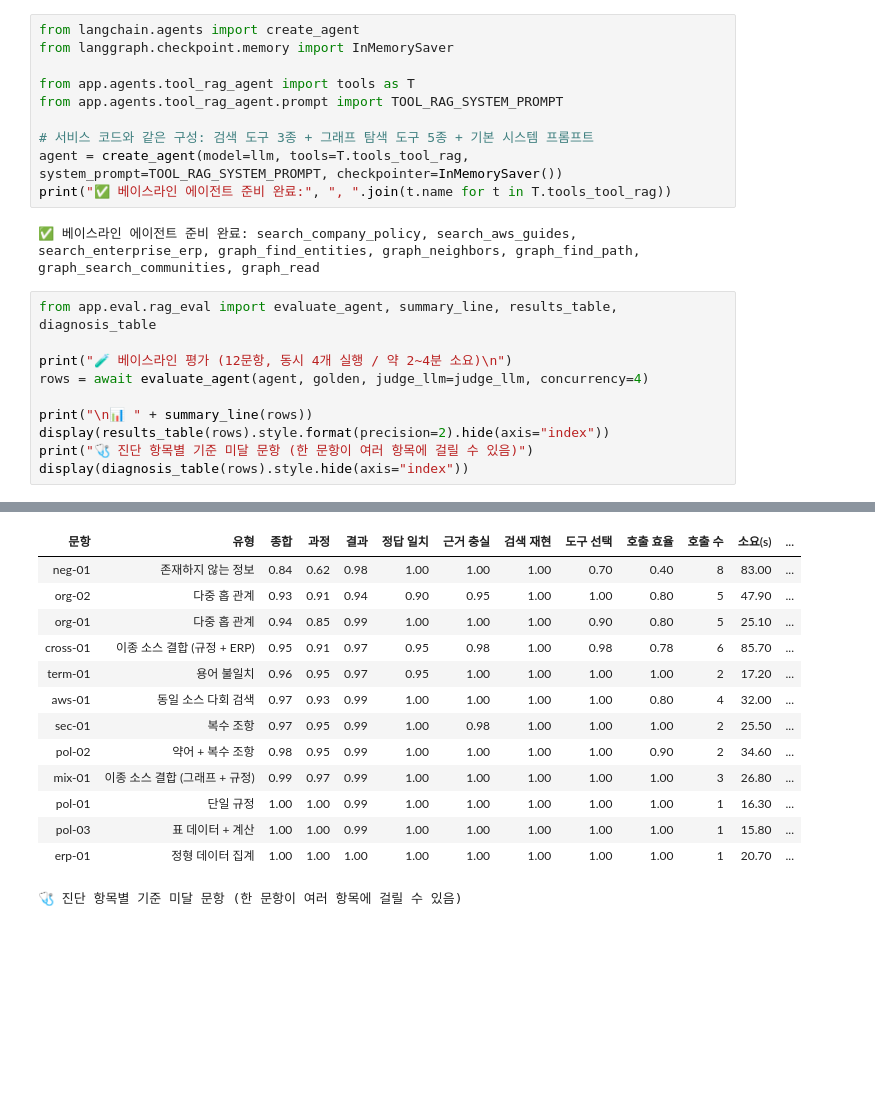
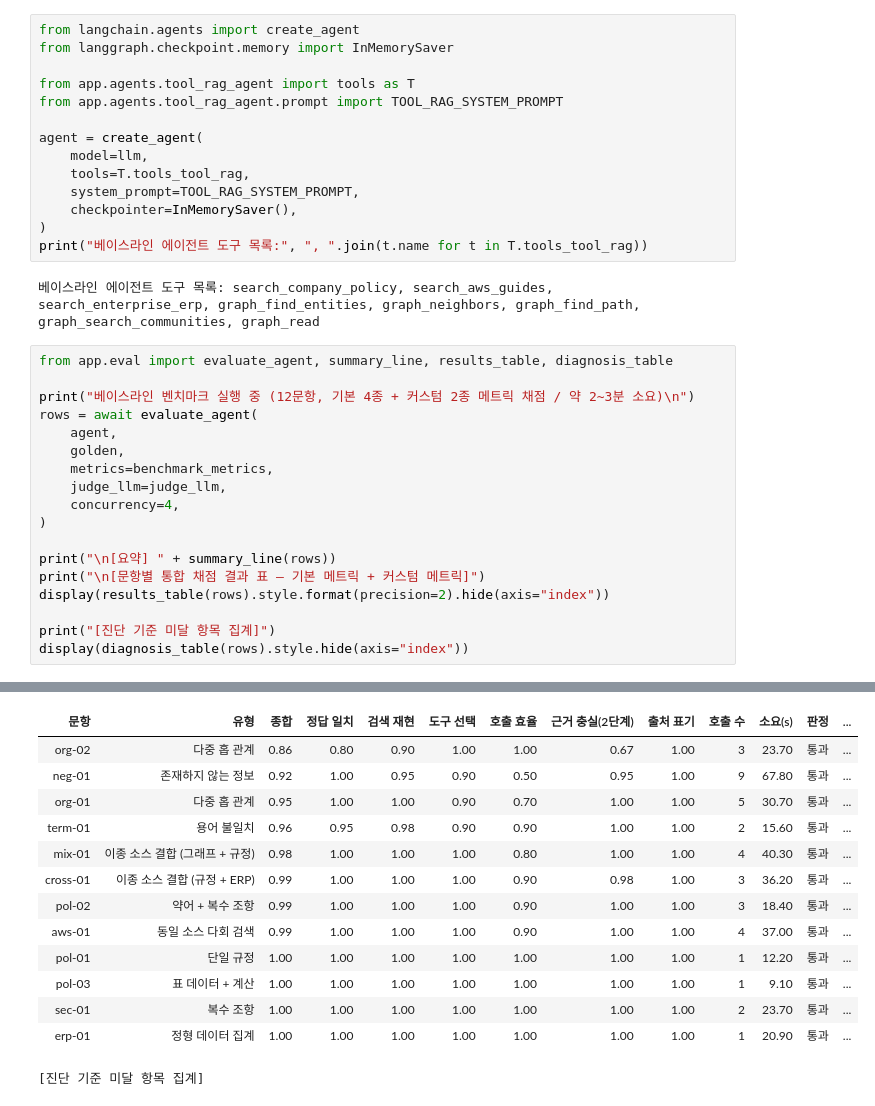
Before and after one commit to hukim1112/Agentic-RAG-course, a Jupyter notebook: notebooks/6_Evaluation.ipynb, the cells around one changed output, grey strips where cells are left out. Saved outputs shown, nothing was run; the diff lists cells and outputs as text; blank space fills up the shorter version.

```diff
--- a/notebooks/6_Evaluation.ipynb
+++ b/notebooks/6_Evaluation.ipynb
@@ -554,19 +538,31 @@ from langgraph.checkpoint.memory import InMemorySaver
 from app.agents.tool_rag_agent import tools as T
 from app.agents.tool_rag_agent.prompt import TOOL_RAG_SYSTEM_PROMPT
 
-# 서비스 코드와 같은 구성: 검색 도구 3종 + 그래프 탐색 도구 5종 + 기본 시스템 프롬프트
-agent = create_agent(model=llm, tools=T.tools_tool_rag, system_prompt=TOOL_RAG_SYSTEM_PROMPT, checkpointer=InMemorySaver())
-print("✅ 베이스라인 에이전트 준비 완료:", ", ".join(t.name for t in T.tools_tool_rag))
+agent = create_agent(
+    model=llm,
+    tools=T.tools_tool_rag,
+    system_prompt=TOOL_RAG_SYSTEM_PROMPT,
+    checkpointer=InMemorySaver(),
+)
+print("베이스라인 에이전트 도구 목록:", ", ".join(t.name for t in T.tools_tool_rag))
 # %% [output]
-✅ 베이스라인 에이전트 준비 완료: search_company_policy, search_aws_guides, search_enterprise_erp, graph_find_entities, graph_neighbors, graph_find_path, graph_search_communities, graph_read
+베이스라인 에이전트 도구 목록: search_company_policy, search_aws_guides, search_enterprise_erp, graph_find_entities, graph_neighbors, graph_find_path, graph_search_communities, graph_read
 # %%
-from app.eval.rag_eval import evaluate_agent, summary_line, results_table, diagnosis_table
+from app.eval import evaluate_agent, summary_line, results_table, diagnosis_table
 
-print("🧪 베이스라인 평가 (12문항, 동시 4개 실행 / 약 2~4분 소요)\n")
-rows = await evaluate_agent(agent, golden, judge_llm=judge_llm, concurrency=4)
+print("베이스라인 벤치마크 실행 중 (12문항, 기본 4종 + 커스텀 2종 메트릭 채점 / 약 2~3분 소요)\n")
+rows = await evaluate_agent(
+    agent,
+    golden,
+    metrics=benchmark_metrics,
+    judge_llm=judge_llm,
+    concurrency=4,
+)
 
-print("\n📊 " + summary_line(rows))
+print("\n[요약] " + summary_line(rows))
+print("\n[문항별 통합 채점 결과 표 — 기본 메트릭 + 커스텀 메트릭]")
 display(results_table(rows).style.format(precision=2).hide(axis="index"))
-print("🩺 진단 항목별 기준 미달 문항 (한 문항이 여러 항목에 걸릴 수 있음)")
+
+print("[진단 기준 미달 항목 집계]")
 display(diagnosis_table(rows).style.hide(axis="index"))
 # %% [output]
@@ -589,15 +587,15 @@ display(diagnosis_table(rows).style.hide(axis="index"))
-| 문항 | 유형 | 종합 | 과정 | 결과 | 정답 일치 | 근거 충실 | 검색 재현 | 도구 선택 | 호출 효율 | 호출 수 | 소요(s) | ... |
-| neg-01 | 존재하지 않는 정보 | 0.84 | 0.62 | 0.98 | 1.00 | 1.00 | 1.00 | 0.70 | 0.40 | 8 | 83.00 | ... |
-| org-02 | 다중 홉 관계 | 0.93 | 0.91 | 0.94 | 0.90 | 0.95 | 1.00 | 1.00 | 0.80 | 5 | 47.90 | ... |
-| org-01 | 다중 홉 관계 | 0.94 | 0.85 | 0.99 | 1.00 | 1.00 | 1.00 | 0.90 | 0.80 | 5 | 25.10 | ... |
-| cross-01 | 이종 소스 결합 (규정 + ERP) | 0.95 | 0.91 | 0.97 | 0.95 | 0.98 | 1.00 | 0.98 | 0.78 | 6 | 85.70 | ... |
-| term-01 | 용어 불일치 | 0.96 | 0.95 | 0.97 | 0.95 | 1.00 | 1.00 | 1.00 | 1.00 | 2 | 17.20 | ... |
-| aws-01 | 동일 소스 다회 검색 | 0.97 | 0.93 | 0.99 | 1.00 | 1.00 | 1.00 | 1.00 | 0.80 | 4 | 32.00 | ... |
-| sec-01 | 복수 조항 | 0.97 | 0.95 | 0.99 | 1.00 | 0.98 | 1.00 | 1.00 | 1.00 | 2 | 25.50 | ... |
-| pol-02 | 약어 + 복수 조항 | 0.98 | 0.95 | 0.99 | 1.00 | 1.00 | 1.00 | 1.00 | 0.90 | 2 | 34.60 | ... |
-| mix-01 | 이종 소스 결합 (그래프 + 규정) | 0.99 | 0.97 | 0.99 | 1.00 | 1.00 | 1.00 | 1.00 | 1.00 | 3 | 26.80 | ... |
-| pol-01 | 단일 규정 | 1.00 | 1.00 | 0.99 | 1.00 | 1.00 | 1.00 | 1.00 | 1.00 | 1 | 16.30 | ... |
-| pol-03 | 표 데이터 + 계산 | 1.00 | 1.00 | 0.99 | 1.00 | 1.00 | 1.00 | 1.00 | 1.00 | 1 | 15.80 | ... |
-| erp-01 | 정형 데이터 집계 | 1.00 | 1.00 | 1.00 | 1.00 | 1.00 | 1.00 | 1.00 | 1.00 | 1 | 20.70 | ... |
+| 문항 | 유형 | 종합 | 정답 일치 | 검색 재현 | 도구 선택 | 호출 효율 | 근거 충실(2단계) | 출처 표기 | 호출 수 | 소요(s) | 판정 | ... |
+| org-02 | 다중 홉 관계 | 0.86 | 0.80 | 0.90 | 1.00 | 1.00 | 0.67 | 1.00 | 3 | 23.70 | 통과 | ... |
+| neg-01 | 존재하지 않는 정보 | 0.92 | 1.00 | 0.95 | 0.90 | 0.50 | 0.95 | 1.00 | 9 | 67.80 | 통과 | ... |
+| org-01 | 다중 홉 관계 | 0.95 | 1.00 | 1.00 | 0.90 | 0.70 | 1.00 | 1.00 | 5 | 30.70 | 통과 | ... |
+| term-01 | 용어 불일치 | 0.96 | 0.95 | 0.98 | 0.90 | 0.90 | 1.00 | 1.00 | 2 | 15.60 | 통과 | ... |
+| mix-01 | 이종 소스 결합 (그래프 + 규정) | 0.98 | 1.00 | 1.00 | 1.00 | 0.80 | 1.00 | 1.00 | 4 | 40.30 | 통과 | ... |
+| cross-01 | 이종 소스 결합 (규정 + ERP) | 0.99 | 1.00 | 1.00 | 1.00 | 0.90 | 0.98 | 1.00 | 3 | 36.20 | 통과 | ... |
+| pol-02 | 약어 + 복수 조항 | 0.99 | 1.00 | 1.00 | 1.00 | 0.90 | 1.00 | 1.00 | 3 | 18.40 | 통과 | ... |
+| aws-01 | 동일 소스 다회 검색 | 0.99 | 1.00 | 1.00 | 1.00 | 0.90 | 1.00 | 1.00 | 4 | 37.00 | 통과 | ... |
+| pol-01 | 단일 규정 | 1.00 | 1.00 | 1.00 | 1.00 | 1.00 | 1.00 | 1.00 | 1 | 12.20 | 통과 | ... |
+| pol-03 | 표 데이터 + 계산 | 1.00 | 1.00 | 1.00 | 1.00 | 1.00 | 1.00 | 1.00 | 1 | 9.10 | 통과 | ... |
+| sec-01 | 복수 조항 | 1.00 | 1.00 | 1.00 | 1.00 | 1.00 | 1.00 | 1.00 | 2 | 23.70 | 통과 | ... |
+| erp-01 | 정형 데이터 집계 | 1.00 | 1.00 | 1.00 | 1.00 | 1.00 | 1.00 | 1.00 | 1 | 20.90 | 통과 | ... |
-🩺 진단 항목별 기준 미달 문항 (한 문항이 여러 항목에 걸릴 수 있음)
+[진단 기준 미달 항목 집계]
 | 진단 | 지표 (기준) | 해당 문항 수 | 해당 문항 | 의심할 계층 |
```
Also changed, not shown: parts of 41 cells of this notebook, 5 other files.
